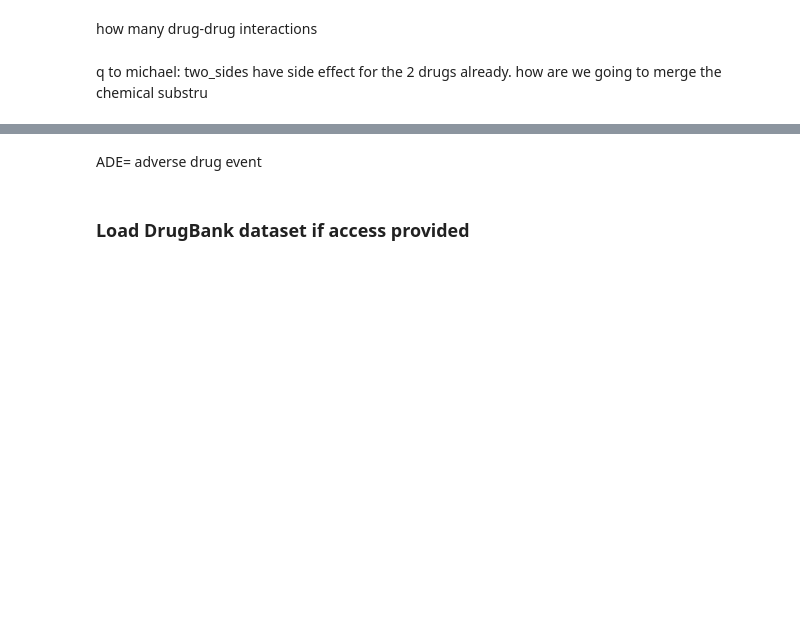
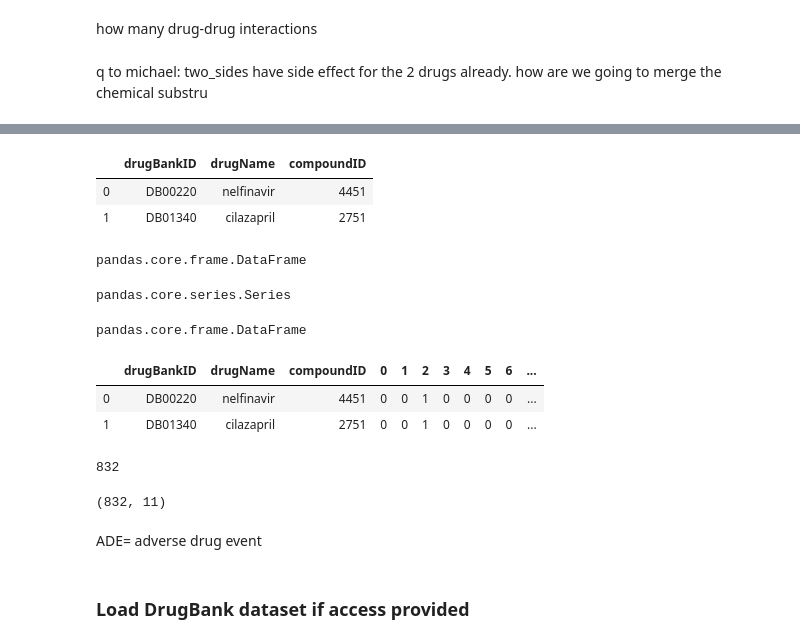
Before and after one commit to suneethi80/drug_side_effects_predictionmodel_nss, a Jupyter notebook: drug_side_effects_1_importing_datasets.ipynb, the cells around one changed output, grey strips where cells are left out. Cells and saved outputs as stored; diff of their text form; code cells hidden in the pictures; blank space fills up the shorter version.

```diff
--- a/drug_side_effects_1_importing_datasets.ipynb
+++ b/drug_side_effects_1_importing_datasets.ipynb
@@ -247,3 +290,45 @@ side_effect_binary.head()
+# %%
+side_effect_binary1=side_effect_binary[['drugBankID', 'drugName', 'compoundID']]
+side_effect_binary1.head(2)
+# %% [output]
+|  | drugBankID | drugName | compoundID |
+| 0 | DB00220 | nelfinavir | 4451 |
+| 1 | DB01340 | cilazapril | 2751 |
+# %%
+side_effect_binary_str=side_effect_binary[['ADE_str', 'chem_str', 'target_gene', \
+                                           'transporter', 'enzyme', 'kgg', 'indication'
+                                          ]]
+# %%
+type(side_effect_binary_str)
+# %% [output]
+pandas.core.frame.DataFrame
+# %%
+#convert ADE_str to list and then to dataframe and concatenate to side_effect_binary1
+side_effect_binary_ade=side_effect_binary_str.ADE_str.apply(list)
+type(side_effect_binary_ade)
+# %% [output]
+pandas.core.series.Series
+# %%
+se_binary_ade=pd.DataFrame(side_effect_binary_ade.tolist())
+# %%
+type(se_binary_ade)
+# %% [output]
+pandas.core.frame.DataFrame
+# %%
+side_effect_binary1=pd.concat([side_effect_binary1, se_binary_ade], axis=1)
+side_effect_binary1.head(2)
+# %% [output]
+|  | drugBankID | drugName | compoundID | 0 | 1 | 2 | 3 | 4 | 5 | 6 | ... |
+| 0 | DB00220 | nelfinavir | 4451 | 0 | 0 | 1 | 0 | 0 | 0 | 0 | ... |
+| 1 | DB01340 | cilazapril | 2751 | 0 | 0 | 1 | 0 | 0 | 0 | 0 | ... |
+# %%
+side_effect_binary.drugName.nunique()
+# %% [output]
+832
+# %%
+side_effect_binary.shape
+# %% [output]
+(832, 11)
 # %%
 #remove group_str from side_effect_binary
 # %%
```
Also changed, not shown: parts of 70 cells of this notebook.
